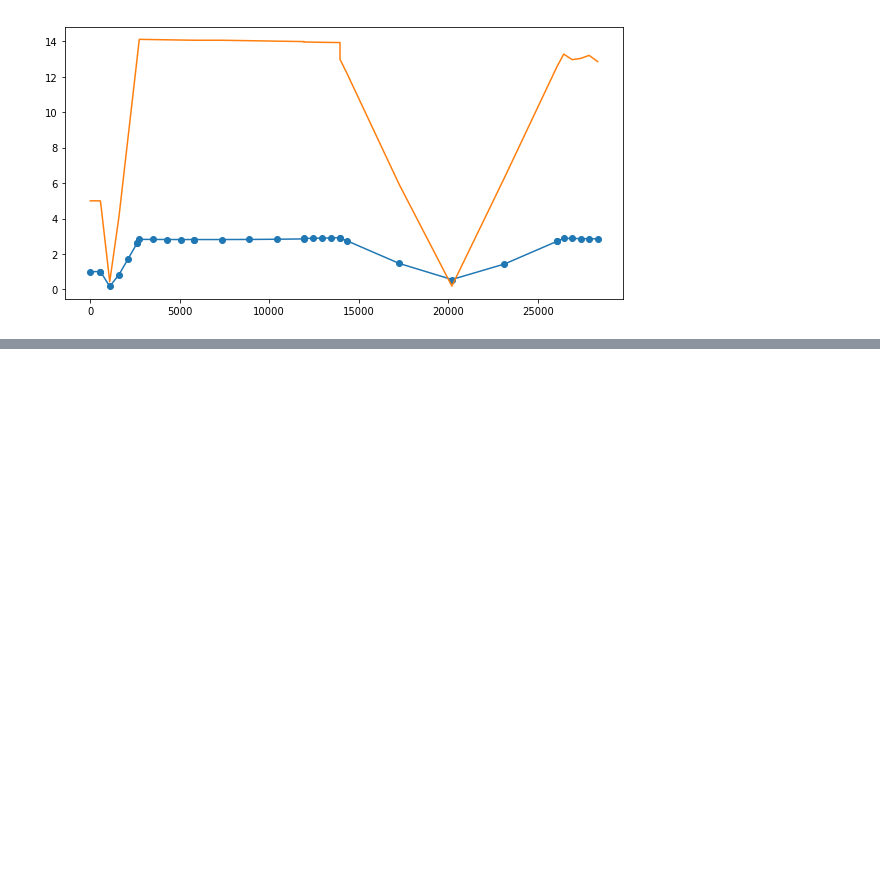
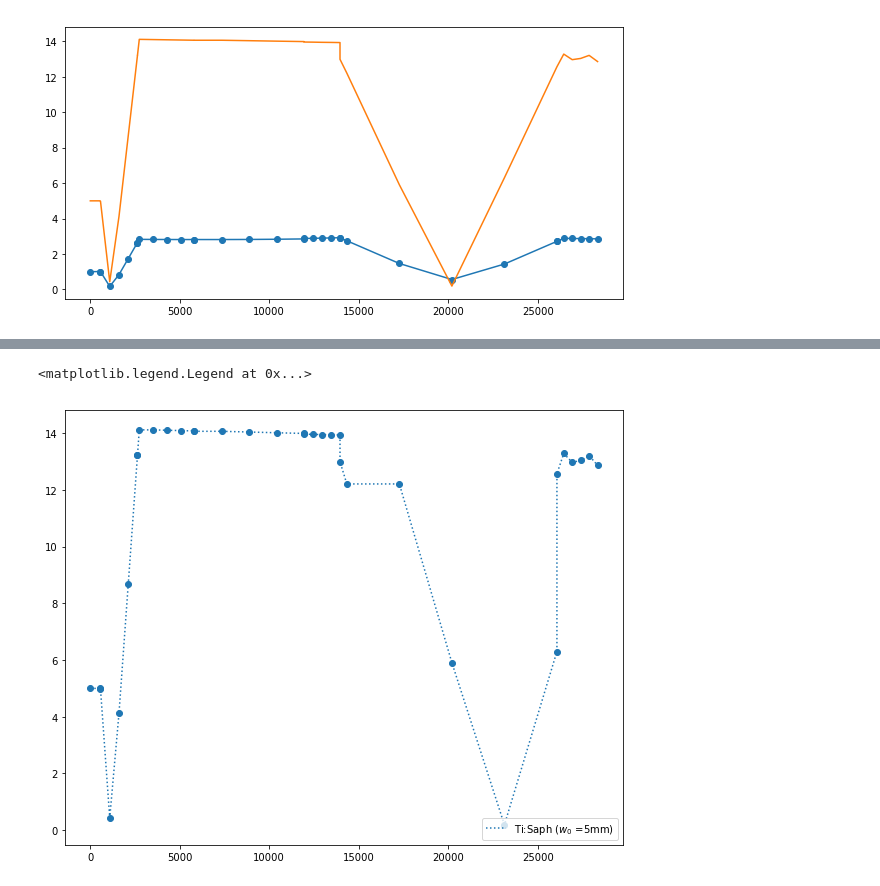
Before and after one commit to eseguraca6/slacecodes, a Jupyter notebook: FACET_model_current/wavelength_runs/zemax_t.ipynb, the cells around one changed output, grey strips where cells are left out. Saved outputs shown, nothing was run; the diff lists cells and outputs as text; code cells hidden in the pictures; blank space fills up the shorter version.

```diff
--- a/FACET_model_current/wavelength_runs/zemax_t.ipynb
+++ b/FACET_model_current/wavelength_runs/zemax_t.ipynb
@@ -83,0 +118,12 @@ plt.plot(pos, test_t1_1m)
+# %%
+saph_5mm= np.loadtxt('800nm_5mm.csv')
+hene_5mm = np.loadtxt('525nm_5mm.csv')
+
+plt.figure(figsize=(10,8))
+plt.scatter(pos, saph_5mm, marker='o')
+plt.plot(pos, saph_5mm, linestyle = ':', label = 'Ti:Saph ($w_0$ =5mm)')
+plt.legend(loc = 'lower right')
+#plt.scatter(pos, hene_5mm, marker = 'o', color = 'green')
+# %% [output]
+<matplotlib.legend.Legend at 0x...>
+[figure, added]
```
Also changed, not shown: parts of 3 cells of this notebook.
